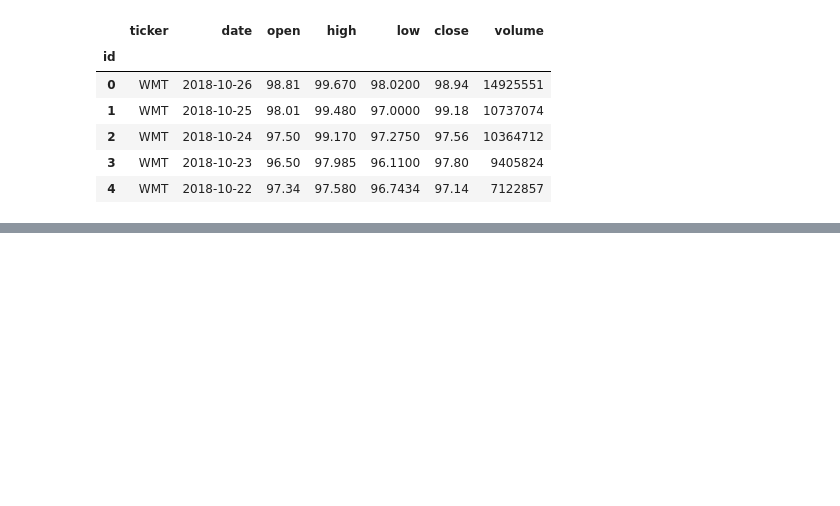
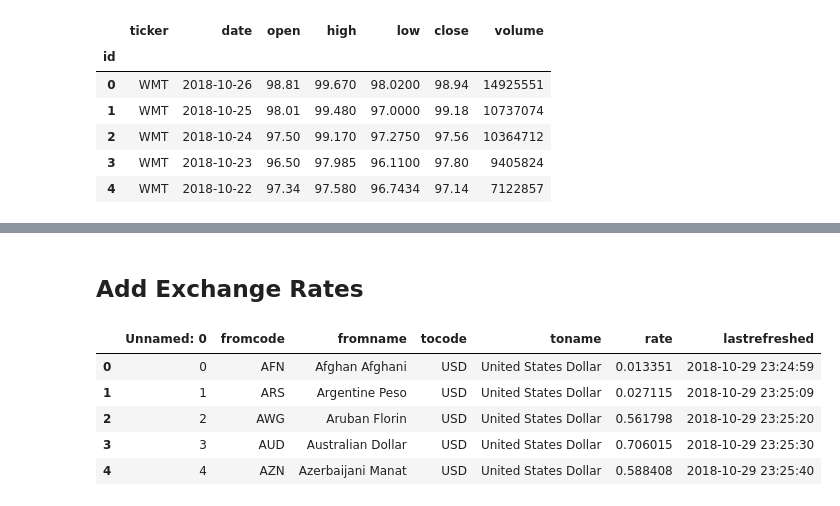
Before and after one commit to mtoriello0725/Fortune500_Database, a Jupyter notebook: Dataset_Transformation.ipynb, the cells around one changed output, grey strips where cells are left out. Saved outputs shown, nothing was run; the diff lists cells and outputs as text; code cells hidden in the pictures; blank space fills up the shorter version.

```diff
--- a/Dataset_Transformation.ipynb
+++ b/Dataset_Transformation.ipynb
@@ -174,0 +199,13 @@ stock_values_df.to_sql("stock_values", conn, if_exists="replace")
+# %% [markdown]
+## Add Exchange Rates
+# %%
+exchange_path = "./Data/exchange.csv"
+exchange_df = pd.read_csv(exchange_path, encoding = "ISO-8859-1")
+exchange_df.head()
+# %% [output]
+|  | Unnamed: 0 | fromcode | fromname | tocode | toname | rate | lastrefreshed |
+| 0 | 0 | AFN | Afghan Afghani | USD | United States Dollar | 0.013351 | 2018-10-29 23:24:59 |
+| 1 | 1 | ARS | Argentine Peso | USD | United States Dollar | 0.027115 | 2018-10-29 23:25:09 |
+| 2 | 2 | AWG | Aruban Florin | USD | United States Dollar | 0.561798 | 2018-10-29 23:25:20 |
+| 3 | 3 | AUD | Australian Dollar | USD | United States Dollar | 0.706015 | 2018-10-29 23:25:30 |
+| 4 | 4 | AZN | Azerbaijani Manat | USD | United States Dollar | 0.588408 | 2018-10-29 23:25:40 |
```
Also changed, not shown: parts of 14 cells of this notebook, 5 other files.
